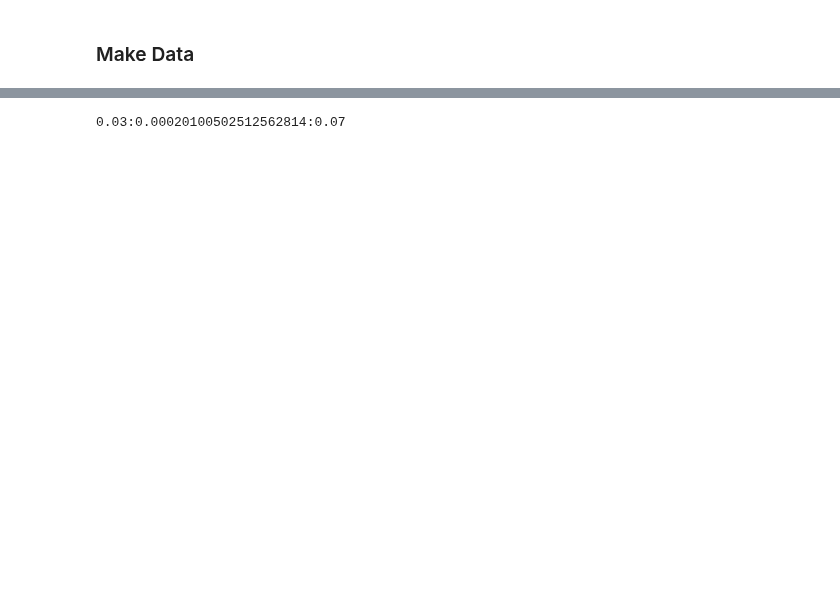
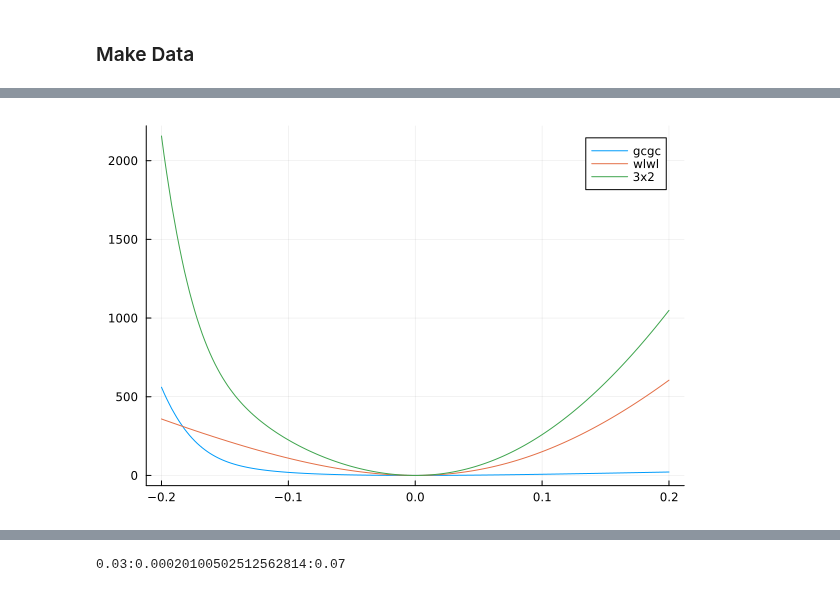
Before and after one commit to JaimeRZP/3x2_analytical, a Jupyter notebook: make_data.ipynb, the cells around one changed output, grey strips where cells are left out. Cells and saved outputs as stored; diff of their text form; code cells hidden in the pictures; blank space fills up the shorter version.

```diff
--- a/make_data.ipynb
+++ b/make_data.ipynb
@@ -42,6 +120,24 @@ nz_source_2 = npzread(string(nz_path, "nz_source_2.npz"))
 nz_source_3 = npzread(string(nz_path, "nz_source_3.npz"))
 nz_source_4 = npzread(string(nz_path, "nz_source_4.npz"))
 
+zs_k0, nz_k0 = nz_source_0["z"], nz_source_0["dndz"]
+zs_k1, nz_k1 = nz_source_1["z"], nz_source_1["dndz"]
+zs_k2, nz_k2 = nz_source_2["z"], nz_source_2["dndz"]
+zs_k3, nz_k3 = nz_source_3["z"], nz_source_3["dndz"]
+zs_k4, nz_k4 = nz_source_4["z"], nz_source_4["dndz"]
+
+zs_k0, nz_k0 = nz_interpolate(zs_k0, nz_k0, 1000; mode="cubic")
+zs_k1, nz_k1 = nz_interpolate(zs_k1, nz_k1, 1000; mode="cubic")
+zs_k2, nz_k2 = nz_interpolate(zs_k2, nz_k2, 1000; mode="cubic")
+zs_k3, nz_k3 = nz_interpolate(zs_k3, nz_k3, 1000; mode="cubic")
+zs_k4, nz_k4 = nz_interpolate(zs_k4, nz_k4, 1000; mode="cubic")
+
+nz_source_0 = Dict("z"=>zs_k0, "dndz"=>nz_k0)
+nz_source_1 = Dict("z"=>zs_k1, "dndz"=>nz_k1)
+nz_source_2 = Dict("z"=>zs_k2, "dndz"=>nz_k2)
+nz_source_3 = Dict("z"=>zs_k3, "dndz"=>nz_k3)
+nz_source_4 = Dict("z"=>zs_k4, "dndz"=>nz_k4)
+
 meta_wlwl, files_wlwl = make_data(sacc_file, yaml_file;
                         nz_source_0=nz_source_0,
                         nz_source_1=nz_source_1,
@@ -369,0 +486,6 @@ npzwrite("data/CosmoDC2/theories.npz",
+# %%
+plot(es, dzs_xi2_gcgc, label="gcgc")
+plot!(es, dzs_xi2_wlwl, label="wlwl")
+plot!(es, dzs_xi2_3x2, label="3x2")
+# %% [output]
+[figure, added]
```
Also changed, not shown: parts of 17 cells of this notebook, 17 other files.
